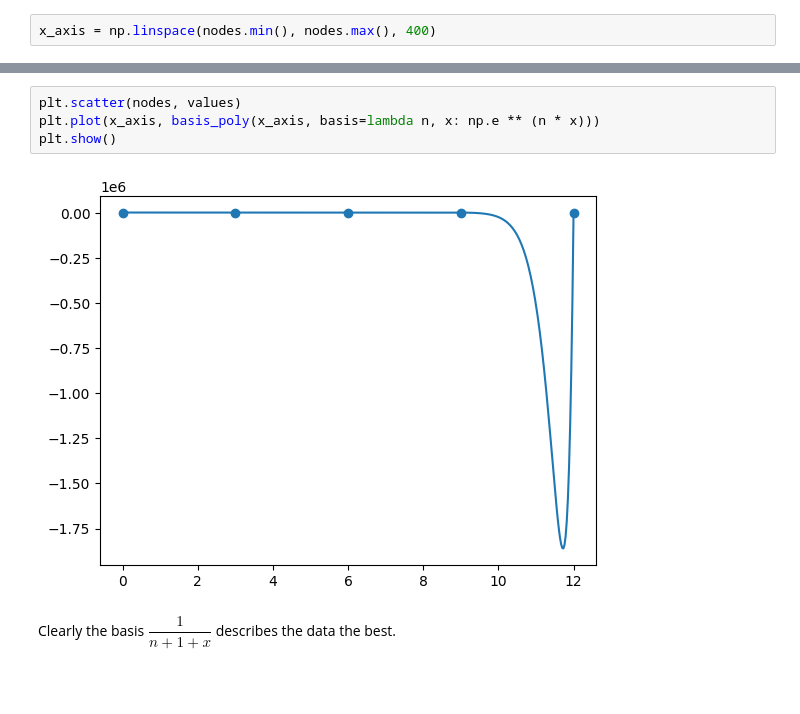
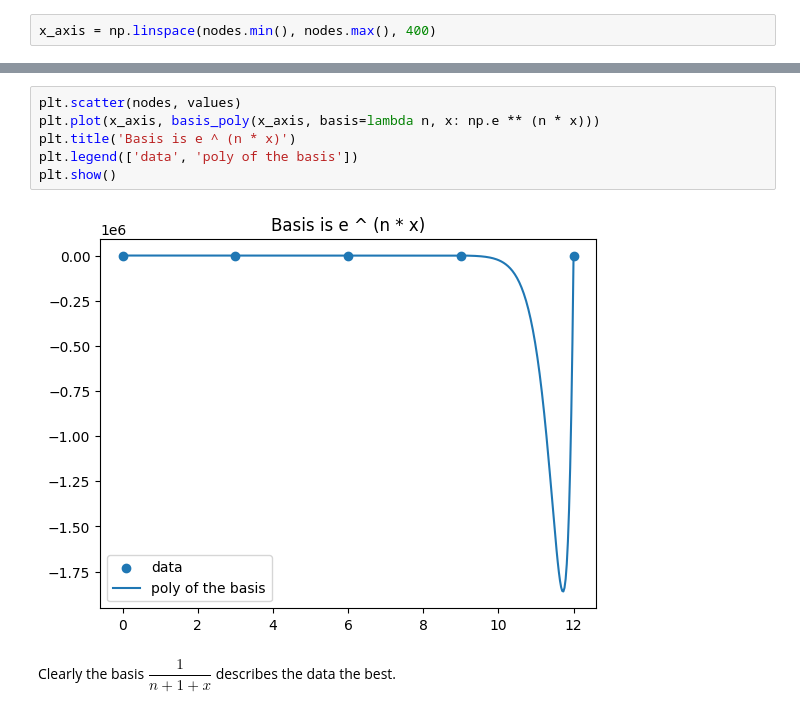
Before and after one commit to ivo3123/NumericalMethods, a Jupyter notebook: exam1/year2023_2024/task3.ipynb, the cells around one changed output, grey strips where cells are left out. Drawn from its saved outputs; the diff is of its cells as text; blank space fills up the shorter version.

```diff
--- a/exam1/year2023_2024/task3.ipynb
+++ b/exam1/year2023_2024/task3.ipynb
@@ -47,8 +51,10 @@ plt.show()
 # %%
 plt.scatter(nodes, values)
 plt.plot(x_axis, basis_poly(x_axis, basis=lambda n, x: np.e ** (n * x)))
+plt.title('Basis is e ^ (n * x)')
+plt.legend(['data', 'poly of the basis'])
 plt.show()
 # %% [output]
-[figure, old version]
+[figure, new version]
 # %% [markdown]
 Clearly the basis $ \dfrac{1}{n + 1 + x} $ describes the data the best.
```
Also changed, not shown: parts of 2 cells of this notebook.
